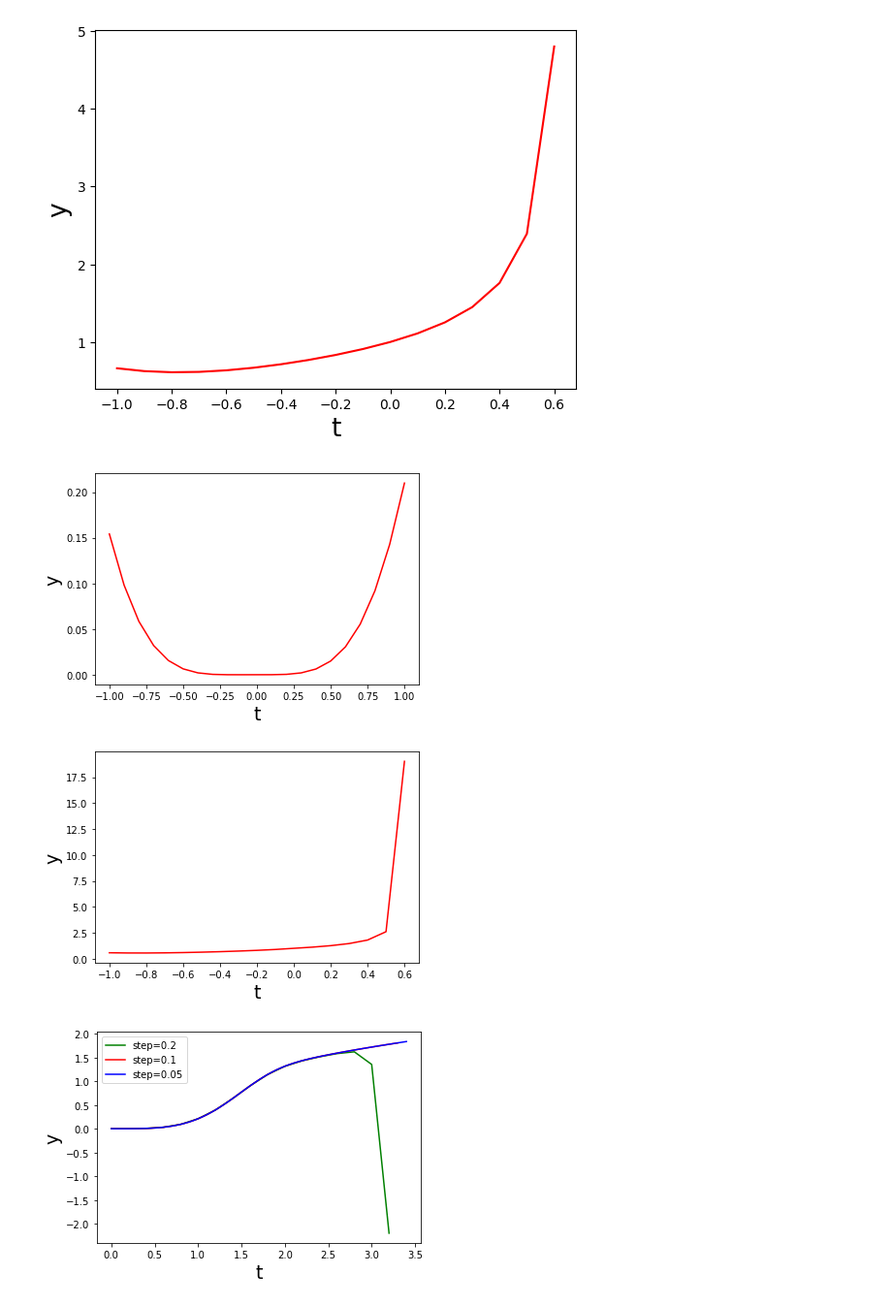
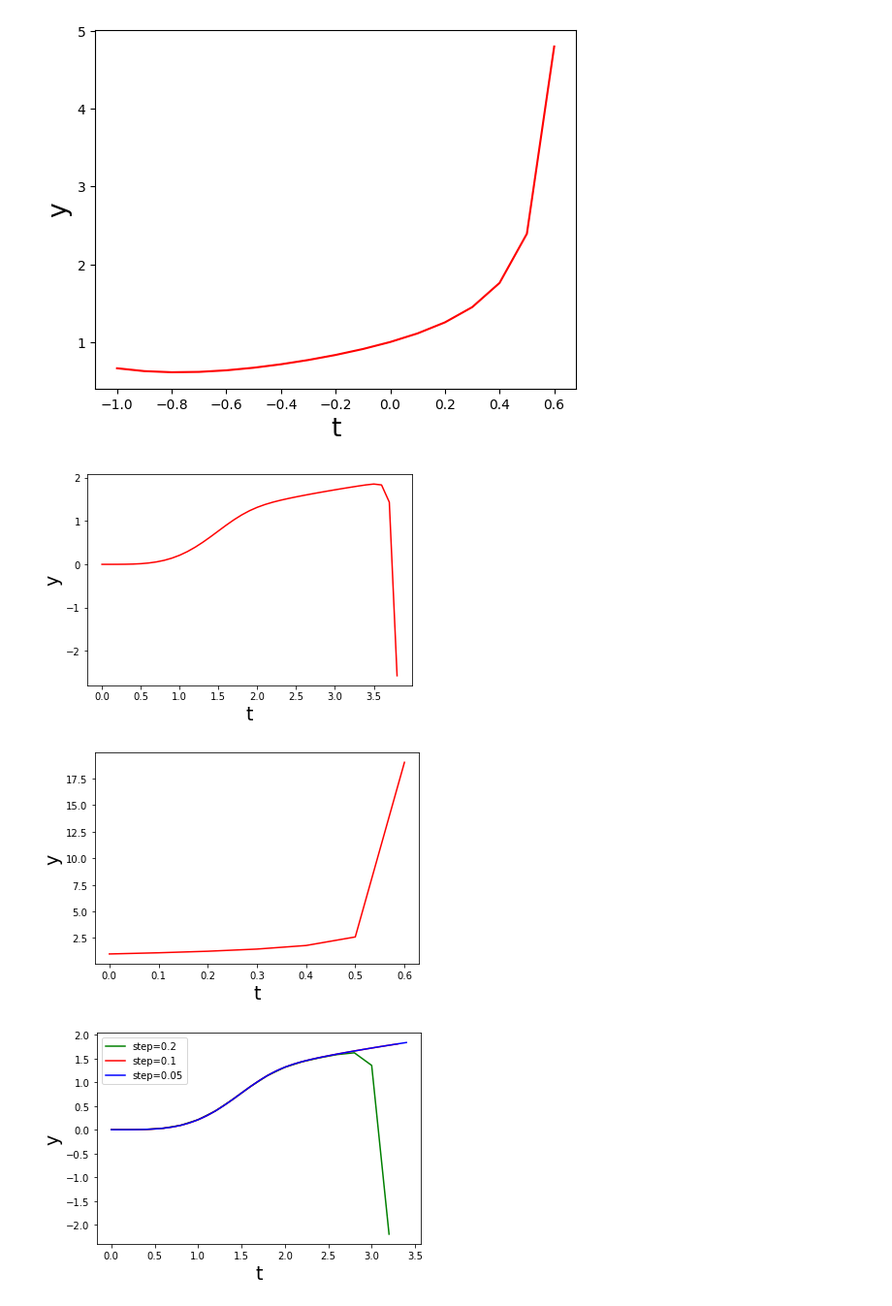
Before and after one commit to junl666/MATH285-Lab-ZJUI-SP23, a Jupyter notebook: math285_lab.ipynb, the cells around one changed output. Shown at 97% size. Drawn from its saved outputs; the diff is of its cells as text; code cells hidden in the pictures.

```diff
--- a/math285_lab.ipynb
+++ b/math285_lab.ipynb
@@ -404,17 +404,17 @@ im_euler_2.draw()
 # %%
 plt.xlabel('t', fontsize=19)
 plt.ylabel('y', fontsize=19)
-Runge = NumericalSols(0, 0.1, -1, 1, 2)
+Runge = NumericalSols(0, 0.1, 0, 3.9, 2)
 Runge.draw()
 # %% [output]
-[figure, old version]
+[figure, new version]
 # %%
 plt.xlabel('t', fontsize=19)
 plt.ylabel('y', fontsize=19)
-Runge = NumericalSols(1, 0.1, -1, 0.6, 2)
+Runge = NumericalSols(1, 0.1, 0, 0.6, 2)
 Runge.draw()
 # %% [output]
-[figure, old version]
+[figure, new version]
 # %%
 plotDiffSteps(0, 0, 3.4, 2)
 plotDiffSteps(1, -1, 0.6, 2)
```
